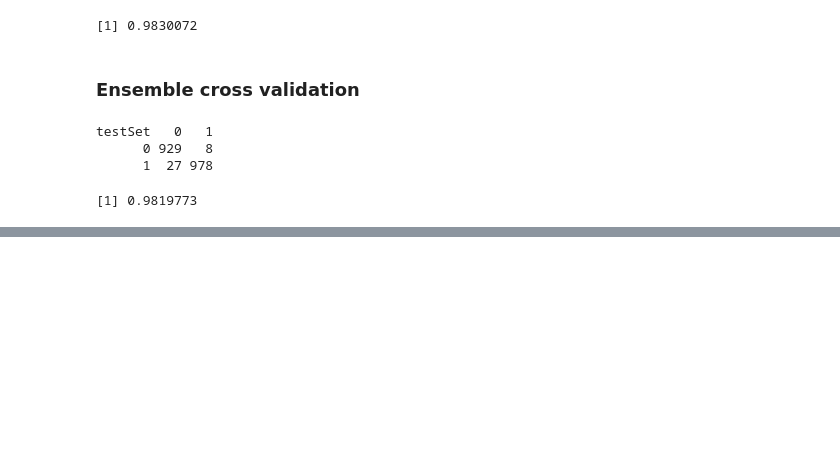
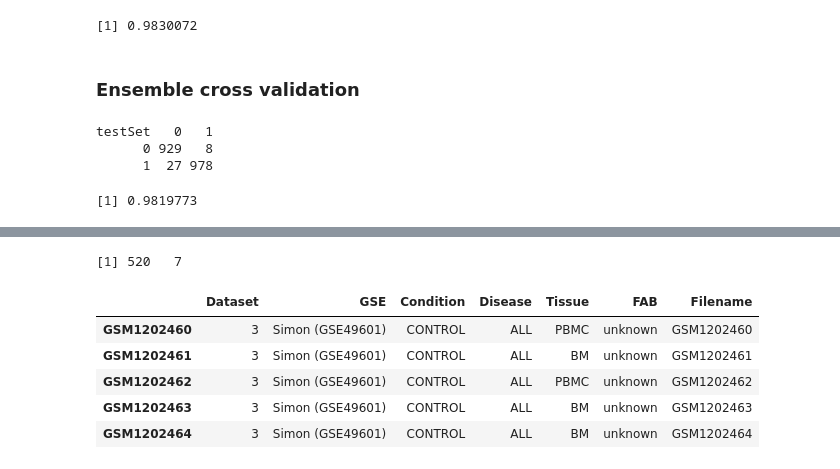
Before and after one commit to nclgbd/geneGPT, a Jupyter notebook: models.ipynb, the cells around one changed output, grey strips where cells are left out. Cells and saved outputs as stored; diff of their text form; code cells hidden in the pictures; blank space fills up the shorter version.

```diff
--- a/models.ipynb
+++ b/models.ipynb
@@ -396,0 +424,11 @@ accuracy
+# %%
+dim(subset.info)
+subset.info[1:5,]
+# %% [output]
+[1] 520   7
+|  | Dataset | GSE | Condition | Disease | Tissue | FAB | Filename |
+| GSM1202460 | 3 | Simon (GSE49601) | CONTROL | ALL | PBMC | unknown | GSM1202460 |
+| GSM1202461 | 3 | Simon (GSE49601) | CONTROL | ALL | BM | unknown | GSM1202461 |
+| GSM1202462 | 3 | Simon (GSE49601) | CONTROL | ALL | PBMC | unknown | GSM1202462 |
+| GSM1202463 | 3 | Simon (GSE49601) | CONTROL | ALL | BM | unknown | GSM1202463 |
+| GSM1202464 | 3 | Simon (GSE49601) | CONTROL | ALL | BM | unknown | GSM1202464 |
```
Also changed, not shown: parts of 24 cells of this notebook.
